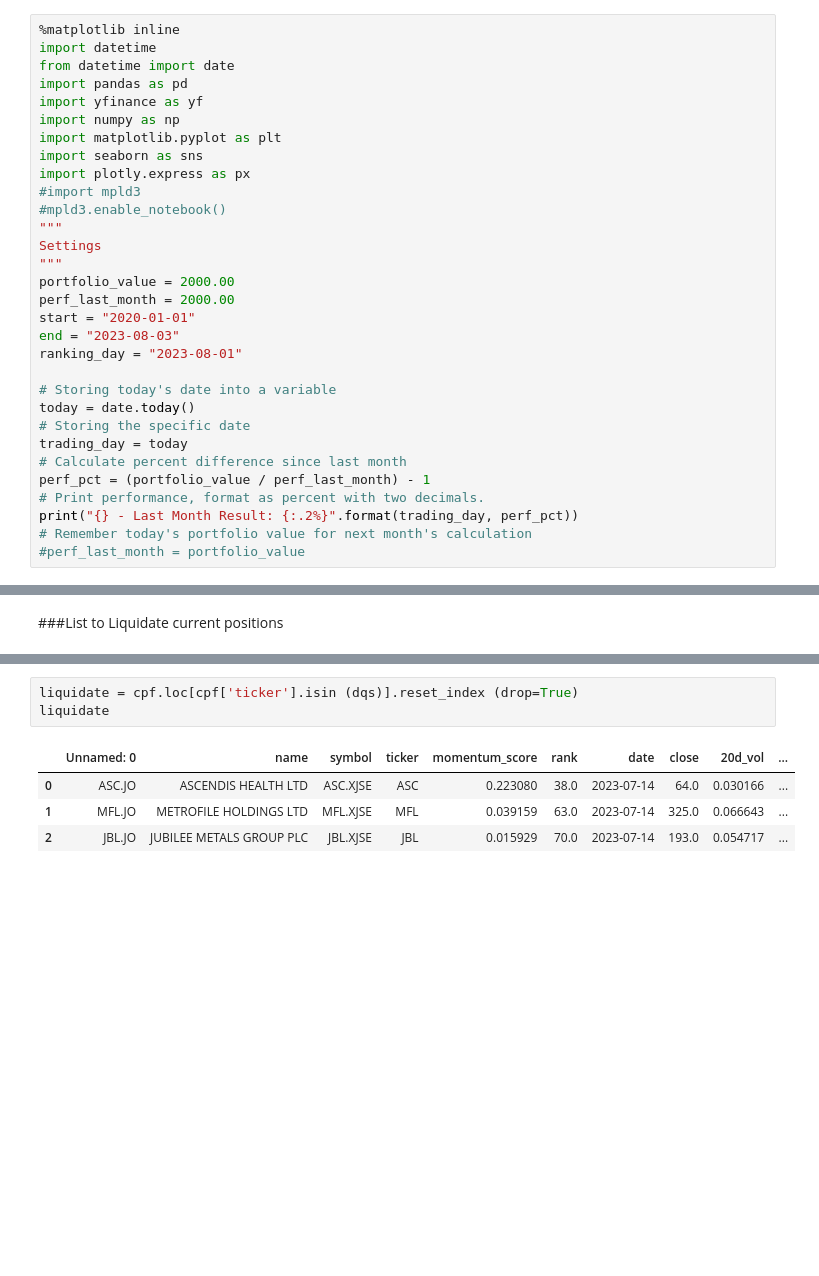
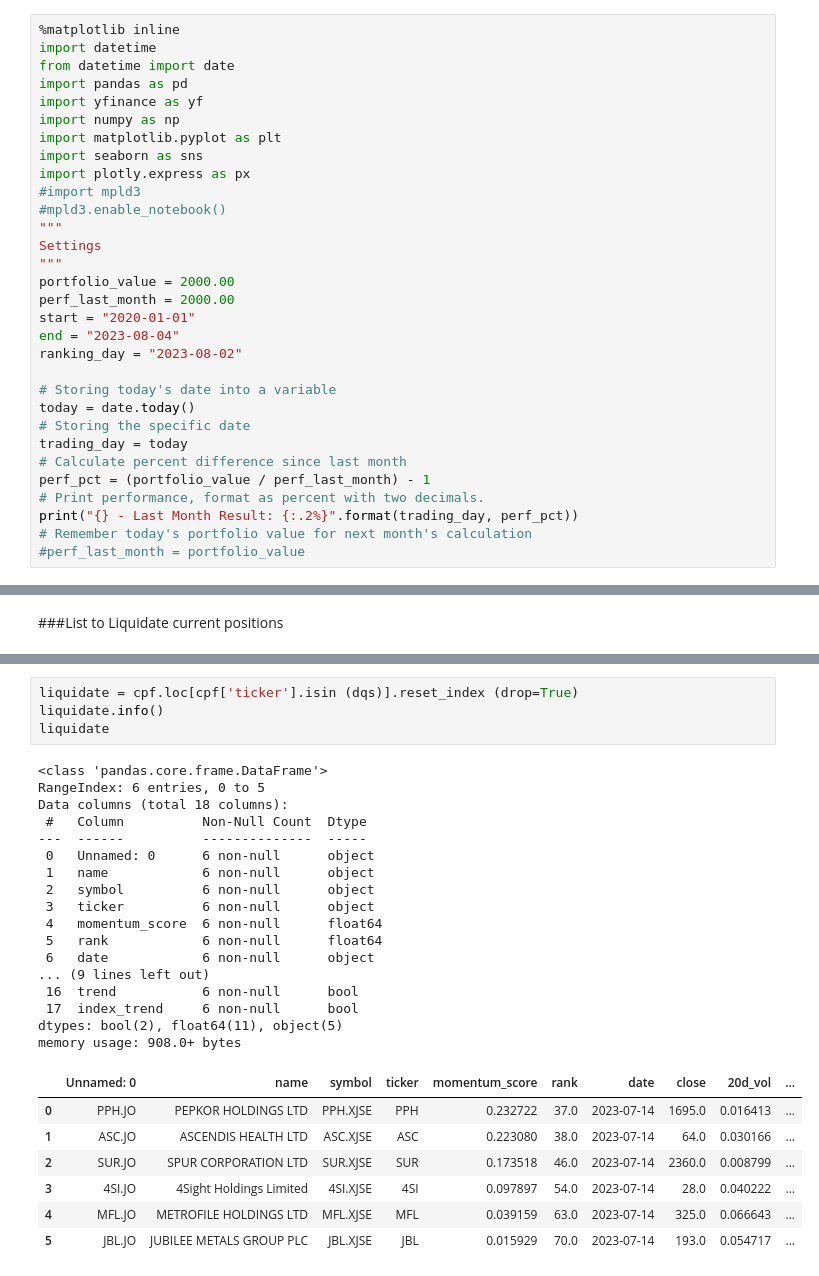
Before and after one commit to helmieresearch/helmieresearch, a Jupyter notebook: Momentum_Ranking_Model.ipynb, the cells around one changed output, grey strips where cells are left out. Cells and saved outputs as stored; diff of their text form; blank space fills up the shorter version.

```diff
--- a/Momentum_Ranking_Model.ipynb
+++ b/Momentum_Ranking_Model.ipynb
@@ -28,8 +77,8 @@ Settings
 portfolio_value = 2000.00
 perf_last_month = 2000.00
 start = "2020-01-01"
-end = "2023-08-03"
-ranking_day = "2023-08-01"
+end = "2023-08-04"
+ranking_day = "2023-08-02"
 
 # Storing today's date into a variable
 today = date.today()
@@ -622,11 +622,32 @@ memory usage: 3.6+ KB
 # %%
 liquidate = cpf.loc[cpf['ticker'].isin (dqs)].reset_index (drop=True)
+liquidate.info()
 liquidate
 # %% [output]
+<class 'pandas.core.frame.DataFrame'>
+RangeIndex: 6 entries, 0 to 5
+Data columns (total 18 columns):
+ #   Column          Non-Null Count  Dtype
+---  ------          --------------  -----
+ 0   Unnamed: 0      6 non-null      object
+ 1   name            6 non-null      object
+ 2   symbol          6 non-null      object
+ 3   ticker          6 non-null      object
+ 4   momentum_score  6 non-null      float64
+ 5   rank            6 non-null      float64
+ 6   date            6 non-null      object
+... (9 lines left out)
+ 16  trend           6 non-null      bool
+ 17  index_trend     6 non-null      bool
+dtypes: bool(2), float64(11), object(5)
+memory usage: 908.0+ bytes
 |  | Unnamed: 0 | name | symbol | ticker | momentum_score | rank | date | close | 20d_vol | ... |
-| 0 | ASC.JO | ASCENDIS HEALTH LTD | ASC.XJSE | ASC | 0.223080 | 38.0 | 2023-07-14 | 64.0 | 0.030166 | ... |
-| 1 | MFL.JO | METROFILE HOLDINGS LTD | MFL.XJSE | MFL | 0.039159 | 63.0 | 2023-07-14 | 325.0 | 0.066643 | ... |
-| 2 | JBL.JO | JUBILEE METALS GROUP PLC | JBL.XJSE | JBL | 0.015929 | 70.0 | 2023-07-14 | 193.0 | 0.054717 | ... |
+| 0 | PPH.JO | PEPKOR HOLDINGS LTD | PPH.XJSE | PPH | 0.232722 | 37.0 | 2023-07-14 | 1695.0 | 0.016413 | ... |
+| 1 | ASC.JO | ASCENDIS HEALTH LTD | ASC.XJSE | ASC | 0.223080 | 38.0 | 2023-07-14 | 64.0 | 0.030166 | ... |
+| 2 | SUR.JO | SPUR CORPORATION LTD | SUR.XJSE | SUR | 0.173518 | 46.0 | 2023-07-14 | 2360.0 | 0.008799 | ... |
+| 3 | 4SI.JO | 4Sight Holdings Limited | 4SI.XJSE | 4SI | 0.097897 | 54.0 | 2023-07-14 | 28.0 | 0.040222 | ... |
+| 4 | MFL.JO | METROFILE HOLDINGS LTD | MFL.XJSE | MFL | 0.039159 | 63.0 | 2023-07-14 | 325.0 | 0.066643 | ... |
+| 5 | JBL.JO | JUBILEE METALS GROUP PLC | JBL.XJSE | JBL | 0.015929 | 70.0 | 2023-07-14 | 193.0 | 0.054717 | ... |
 # %%
 newpf = cpf[~cpf['ticker'].isin(liquidate['ticker'])]
 newpf .info()
```
Also changed, not shown: parts of 25 cells of this notebook.
